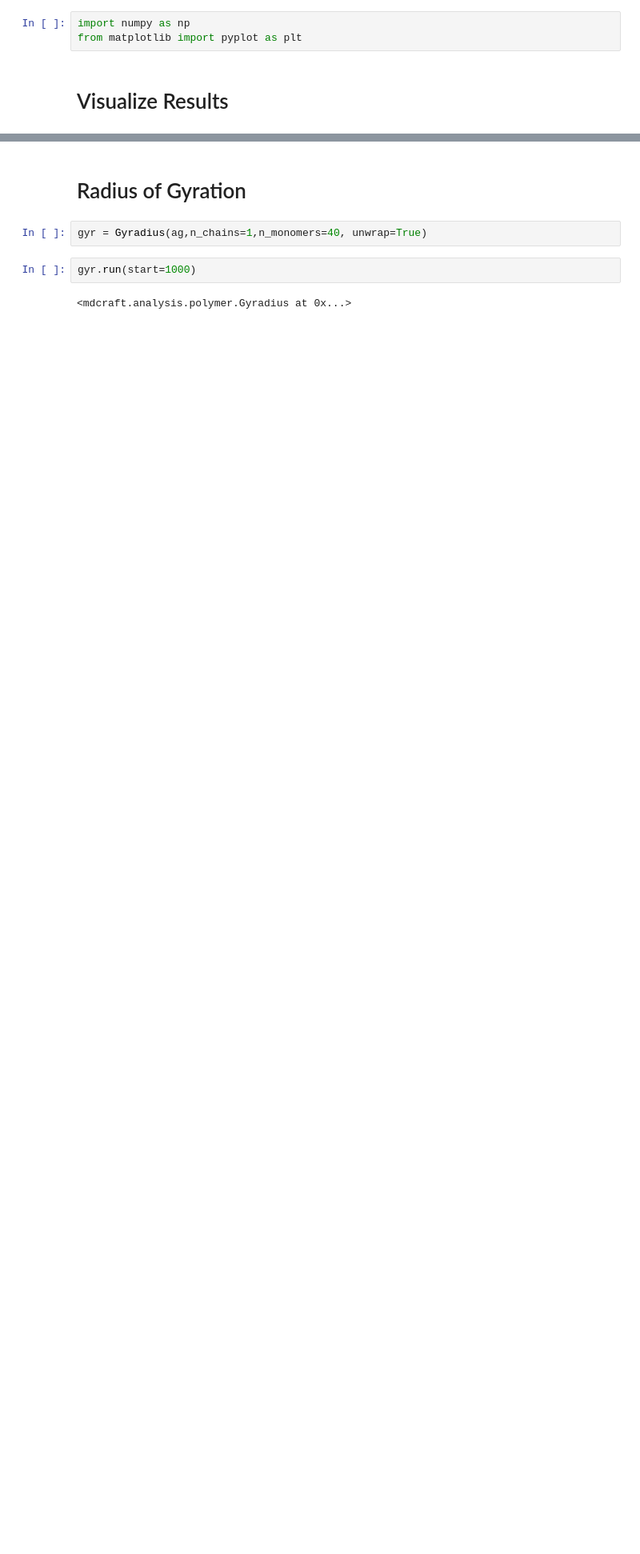
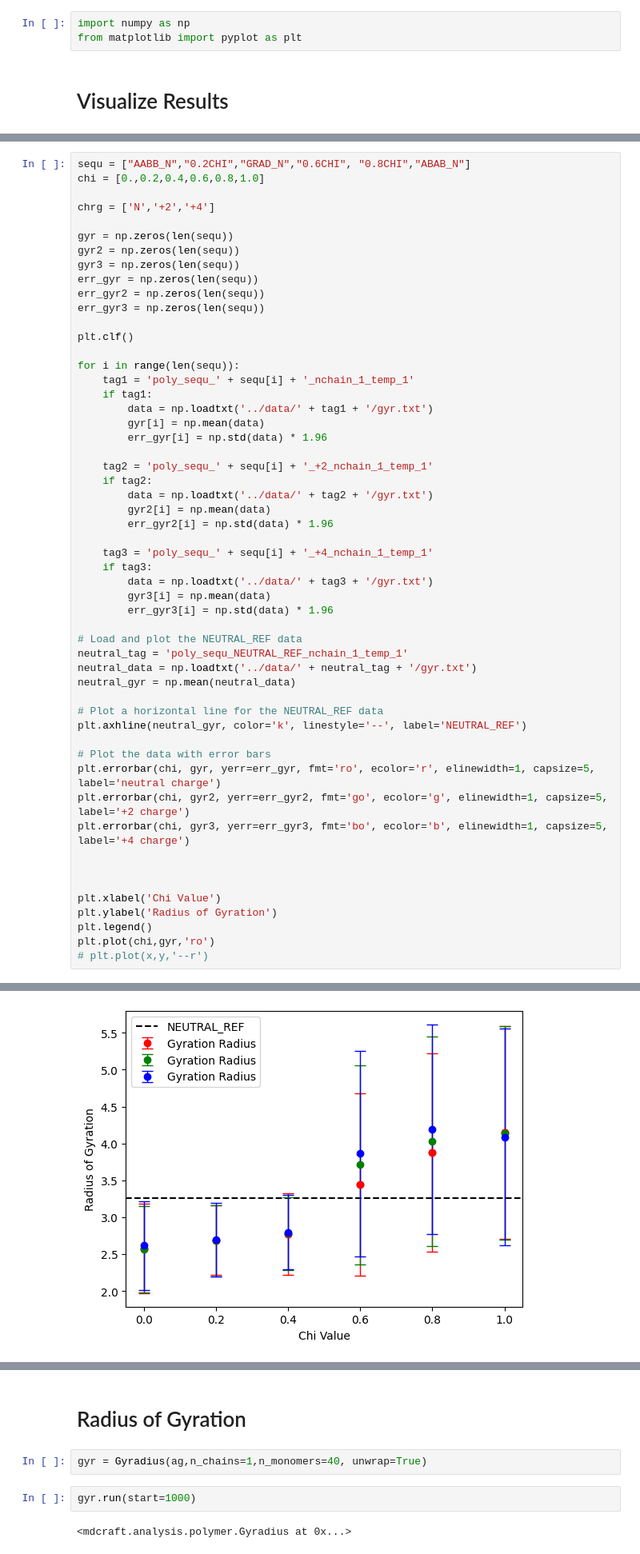
Before and after one commit to kelseyfu/Polyampholyte-SURF, a Jupyter notebook: analysis/gyr.ipynb, the cells around one changed output, grey strips where cells are left out. Shown at 80% size. Saved outputs shown, nothing was run; the diff lists cells and outputs as text; blank space fills up the shorter version.

```diff
--- a/analysis/gyr.ipynb
+++ b/analysis/gyr.ipynb
@@ -49,0 +50,55 @@ plt.show()
+# %%
+sequ = ["AABB_N","0.2CHI","GRAD_N","0.6CHI", "0.8CHI","ABAB_N"]
+chi = [0.,0.2,0.4,0.6,0.8,1.0]
+
+chrg = ['N','+2','+4']
+
+gyr = np.zeros(len(sequ))
+gyr2 = np.zeros(len(sequ))
+gyr3 = np.zeros(len(sequ))
+err_gyr = np.zeros(len(sequ))
+err_gyr2 = np.zeros(len(sequ))
+err_gyr3 = np.zeros(len(sequ))
+
+plt.clf()
+
+for i in range(len(sequ)):
+    tag1 = 'poly_sequ_' + sequ[i] + '_nchain_1_temp_1'
+    if tag1:
+        data = np.loadtxt('../data/' + tag1 + '/gyr.txt')
+        gyr[i] = np.mean(data)
+        err_gyr[i] = np.std(data) * 1.96
+
+    tag2 = 'poly_sequ_' + sequ[i] + '_+2_nchain_1_temp_1'
+    if tag2:
+        data = np.loadtxt('../data/' + tag2 + '/gyr.txt')
+        gyr2[i] = np.mean(data)
+        err_gyr2[i] = np.std(data) * 1.96
+
+    tag3 = 'poly_sequ_' + sequ[i] + '_+4_nchain_1_temp_1'
+    if tag3:
+        data = np.loadtxt('../data/' + tag3 + '/gyr.txt')
+        gyr3[i] = np.mean(data)
+        err_gyr3[i] = np.std(data) * 1.96
+
+# Load and plot the NEUTRAL_REF data
+neutral_tag = 'poly_sequ_NEUTRAL_REF_nchain_1_temp_1'
+neutral_data = np.loadtxt('../data/' + neutral_tag + '/gyr.txt')
+neutral_gyr = np.mean(neutral_data)
+
+# Plot a horizontal line for the NEUTRAL_REF data
+plt.axhline(neutral_gyr, color='k', linestyle='--', label='NEUTRAL_REF')
+
+# Plot the data with error bars
+plt.errorbar(chi, gyr, yerr=err_gyr, fmt='ro', ecolor='r', elinewidth=1, capsize=5, label='neutral charge')
+plt.errorbar(chi, gyr2, yerr=err_gyr2, fmt='go', ecolor='g', elinewidth=1, capsize=5, label='+2 charge')
+plt.errorbar(chi, gyr3, yerr=err_gyr3, fmt='bo', ecolor='b', elinewidth=1, capsize=5, label='+4 charge')
+
+
+
+plt.xlabel('Chi Value')
+plt.ylabel('Radius of Gyration')
+plt.legend()
+plt.plot(chi,gyr,'ro')
+# plt.plot(x,y,'--r')
+# %% [output]
@@ -49,0 +106 @@ plt.show()
+[figure, added]
```
Also changed, not shown: parts of 4 cells of this notebook, 17 other files.
